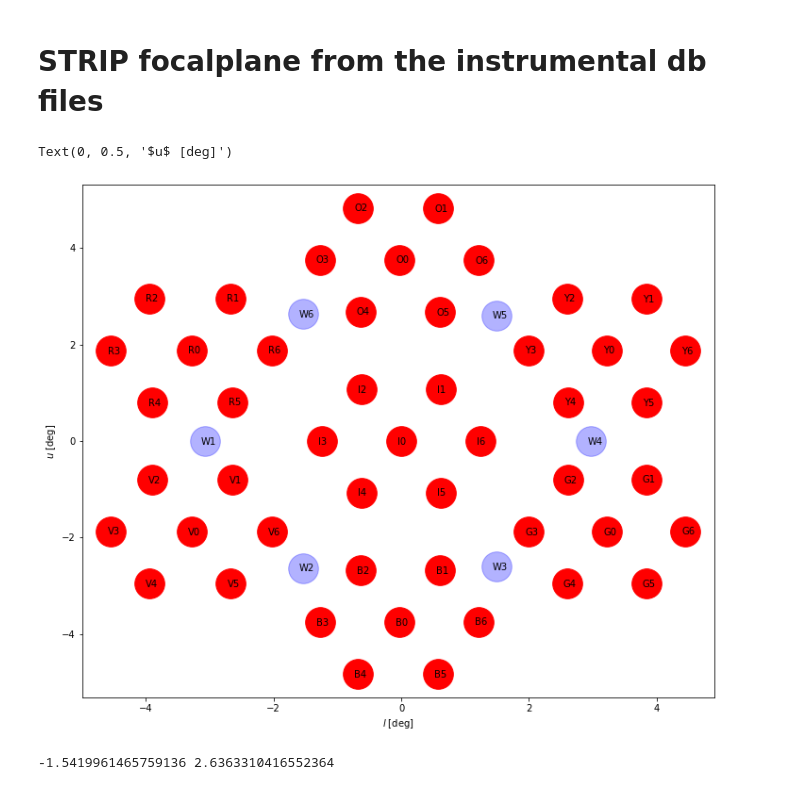
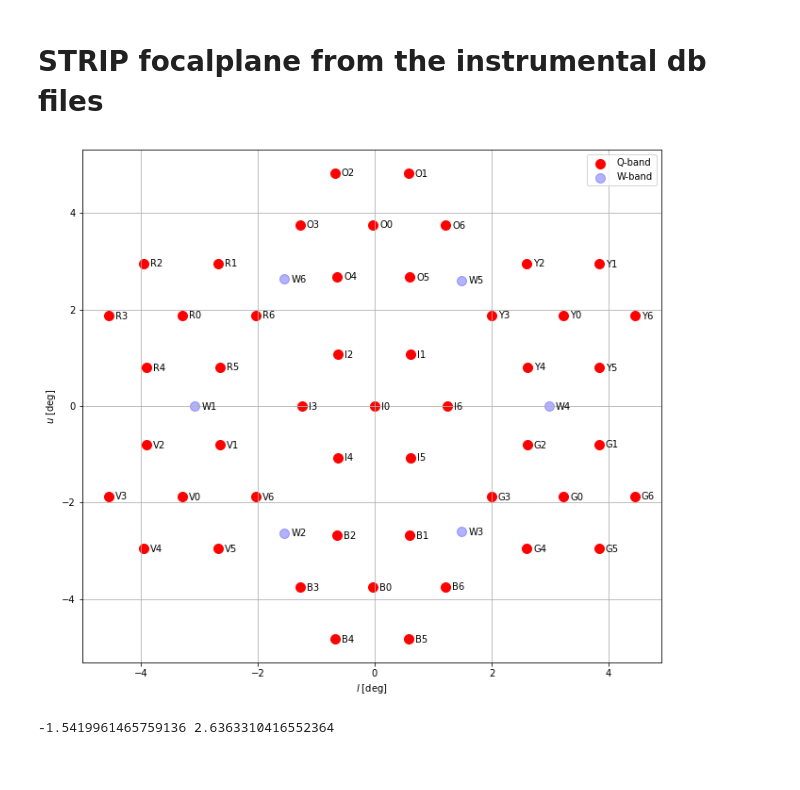
Before and after one commit to cmbgroundbased/cal, a Jupyter notebook: cookbook/Focal_Plane.ipynb, the cells around one changed output. Cells and saved outputs as stored; diff of their text form; code cells hidden in the pictures.

```diff
--- a/cookbook/Focal_Plane.ipynb
+++ b/cookbook/Focal_Plane.ipynb
@@ -165,26 +165,33 @@ fp = load_focalplane(args, comm)
 # %%
 with open(r'/opt/scratch/pycal_simulations/strip_focal_plane.yaml') as file:
     focalplane=yaml.full_load(file)
 detecotrs=focalplane['horns'].keys()
 
-plt.figure(figsize=(12, 10))
+plt.figure(figsize=(11, 10))
 
 for i in detecotrs:
     directions=focalplane['horns'][i]['orientation']
     #print(i, directions)
     l=np.arctan(directions[0]/directions[2])
     u=np.arctan(directions[1]/directions[2])
     if np.shape(i.split('W'))[0] == 1:
-        plt.scatter(np.rad2deg(l), np.rad2deg(u), s=1000, marker="o", color='r')
-        plt.text(np.rad2deg(l-0.001), np.rad2deg(u-0.0012), i)
+        if i == "I0":
+            plt.scatter(np.rad2deg(l), np.rad2deg(u), s=100, marker="o", color='r', label="Q-band")
+        else:
+            plt.scatter(np.rad2deg(l), np.rad2deg(u), s=100, marker="o", color='r')
+        plt.text(np.rad2deg(l+0.002), np.rad2deg(u-0.0012), i)
     else:
-        plt.scatter(np.rad2deg(l), np.rad2deg(u), s=1000, marker="o", color='b', alpha=0.3)
-        plt.text(np.rad2deg(l-0.001), np.rad2deg(u-0.0012), i)
+        if i == "W1":
+            plt.scatter(np.rad2deg(l), np.rad2deg(u), s=100, marker="o", color='b', alpha=0.3, label="W-band")
+        else:
+            plt.scatter(np.rad2deg(l), np.rad2deg(u), s=100, marker="o", color='b', alpha=0.3)
+        plt.text(np.rad2deg(l+0.002), np.rad2deg(u-0.0012), i)
 plt.xlabel("$l$ [deg]")
 plt.ylabel("$u$ [deg]")
+plt.legend()
+plt.grid()
 # %% [output]
-Text(0, 0.5, '$u$ [deg]')
-[figure, old version]
+[figure, new version]
 # %%
 ZAX = np.array([0,0,1])
 v02 = np.array([-0.0118612457584, 0.0842200444514, 0.996376582905])
```
